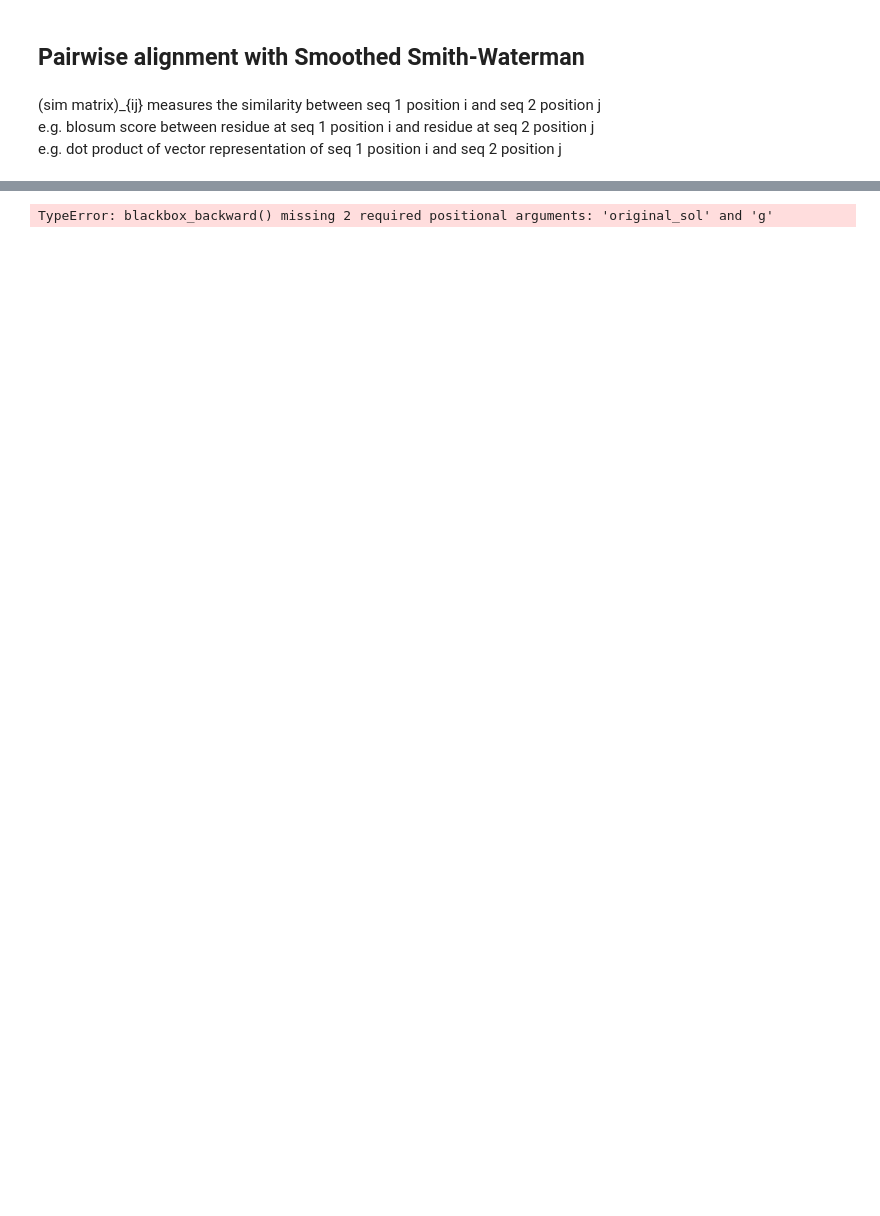
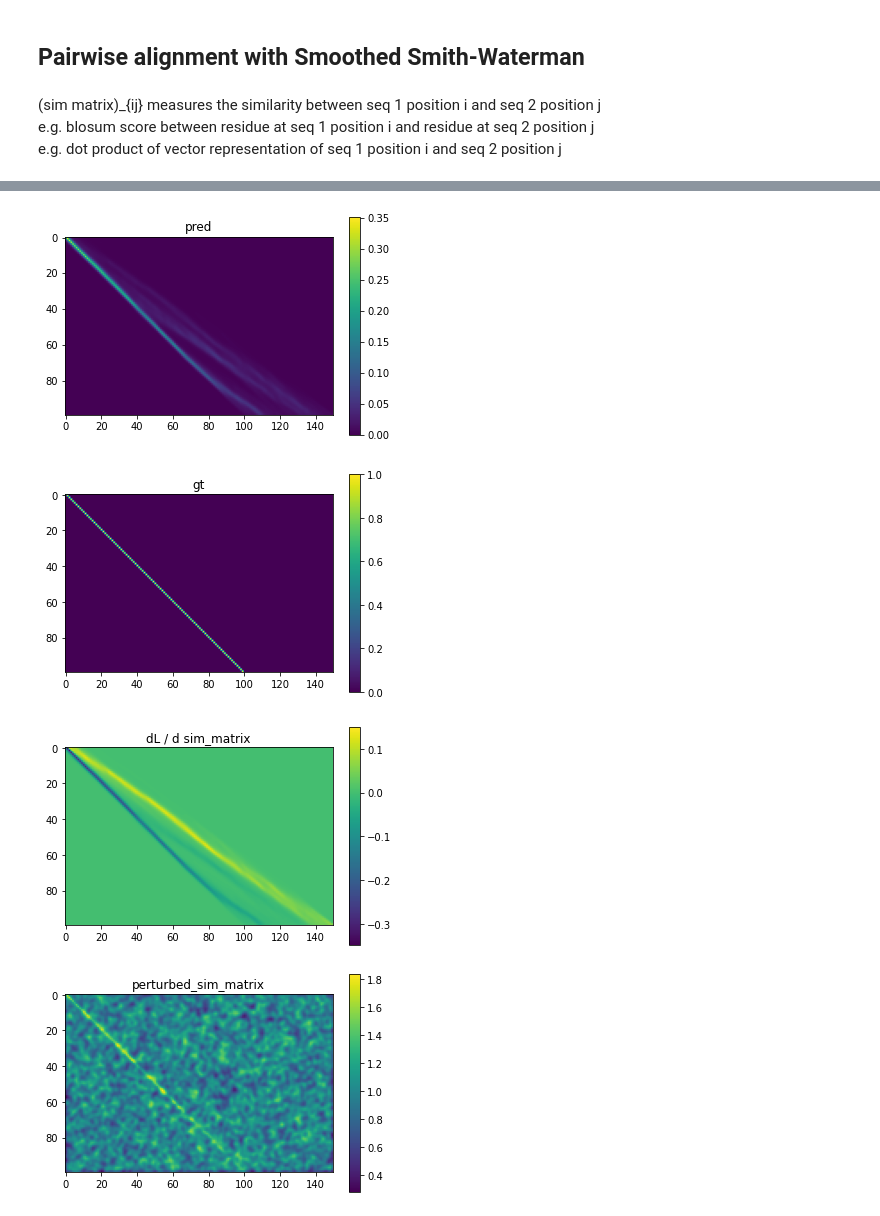
Before and after one commit to aabbas90/SMURF, a Jupyter notebook: examples/ssw_grad_est.ipynb, the cells around one changed output, grey strips where cells are left out. Saved outputs shown, nothing was run; the diff lists cells and outputs as text; code cells hidden in the pictures; blank space fills up the shorter version.

Commit message:
updated grad est example

```diff
--- a/examples/ssw_grad_est.ipynb
+++ b/examples/ssw_grad_est.ipynb
@@ -30,36 +35,40 @@ plt.imshow(aln);
 # %%
 from jax import vjp, custom_vjp, grad
 from functools import partial
 
-@partial(custom_vjp)
+@partial(jax.custom_vjp)
 def blackbox_algorithm(sim_matrix, params):
     return my_sw_func(sim_matrix, (params['seq_1_len'], params['seq_2_len']), gap = params['gap'], temp = params['temp'])
 
 def blackbox_forward(sim_matrix, params):
     return blackbox_algorithm(sim_matrix, params), (sim_matrix, params, blackbox_algorithm(sim_matrix, params))
 
-def blackbox_backward(sim_matrix, params, original_sol, g):
+def blackbox_backward(res, g):
+    sim_matrix, params, original_sol = res
     perturbed_sim_matrix = sim_matrix + params['lambda'] * g
     perturbed_sol = blackbox_algorithm(perturbed_sim_matrix, params)
     vjp = (perturbed_sol - original_sol) / params['lambda']
-    return vjp
+    return (vjp, None)
 
 def loss(gt, pred):
     return jnp.sum(jnp.abs(gt - pred))
 
 blackbox_algorithm.defvjp(blackbox_forward, blackbox_backward)
-params = {'seq_1_len': seq_1_len, 'seq_2_len': seq_2_len, 'gap': -1, 'temp': 0.1, 'lambda': 1.0}
+params = {'seq_1_len': seq_1_len, 'seq_2_len': seq_2_len, 'gap': -1, 'temp': 1, 'lambda': 1.0}
 out = blackbox_algorithm(sim_matrix, params)
-ground_truth = jnp.ones((seq_1_len, seq_2_len))
-#print(out.shape)
-#print(loss)
-#plt.imshow(out)
+ground_truth = jnp.eye(seq_1_len, seq_2_len)
 grad_loss = grad(loss)(out, ground_truth)
-#plt.imshow(grad_loss)
-
-alignment, blackbox_algorithm_vjp = jax.vjp(blackbox_algorithm, sim_matrix, params) #(grad_loss)
-#plt.imshow(alignment)
-# print(vjp)
-grad_sim_matrix = blackbox_algorithm_vjp(grad_loss)
+alignment, blackbox_algorithm_vjp = jax.vjp(blackbox_algorithm, sim_matrix, params)
+grad_sim_matrix = blackbox_algorithm_vjp(grad_loss)[0]
+plt.imshow(out); plt.colorbar(); plt.title('pred'); plt.show()
+plt.imshow(ground_truth); plt.colorbar(); plt.title('gt'); plt.show()
+plt.imshow(grad_sim_matrix); plt.colorbar(); plt.title('dL / d sim_matrix'); plt.show()
+perturbed_sim_matrix = sim_matrix - grad_sim_matrix # Better similarity matrix taking into account the gradient.
+plt.imshow(perturbed_sim_matrix); plt.colorbar(); plt.title('perturbed_sim_matrix'); plt.show()
+out_on_pert_sim_matrix = blackbox_algorithm(perturbed_sim_matrix, params)
+plt.imshow(out_on_pert_sim_matrix); plt.colorbar(); plt.title('pred_on_pert_sim_matrix'); plt.show()
 # %% [output]
-TypeError: blackbox_backward() missing 2 required positional arguments: 'original_sol' and 'g'
+[figure, added]
+[figure, added]
+[figure, added]
+[figure, added]
```
Also changed, not shown: parts of 3 cells of this notebook.
